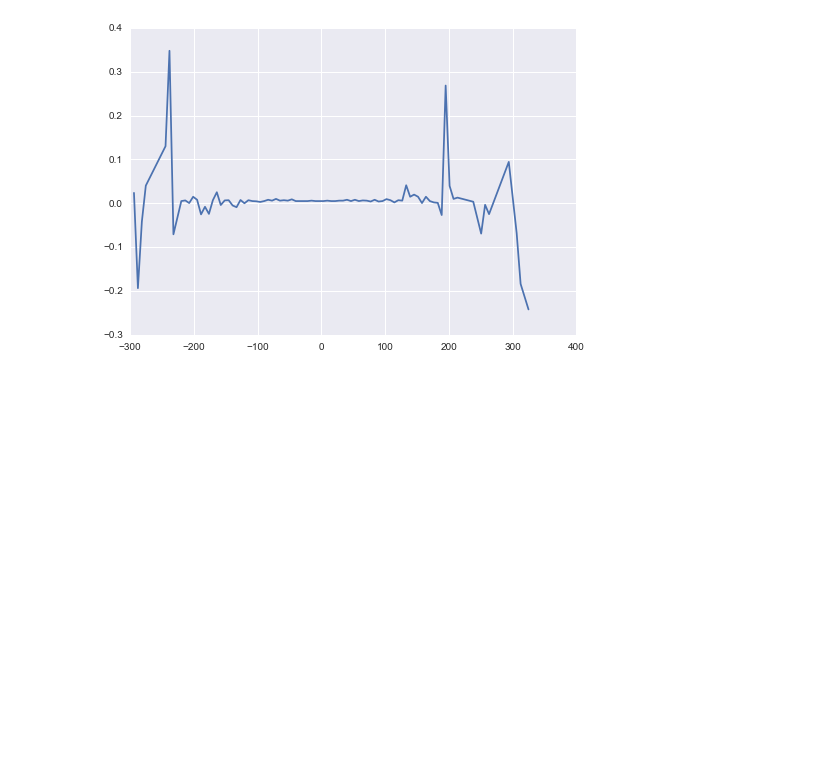
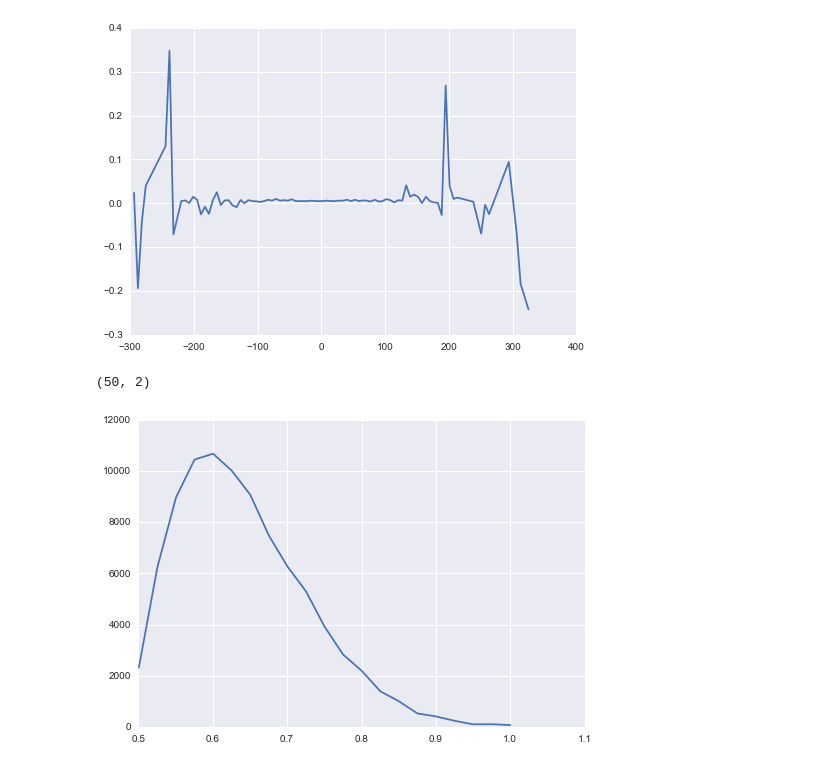
Before and after one commit to MatthewMcGonagle/KaggleZillow, a Jupyter notebook: DiffusionExploration2.ipynb, the cells around one changed output. Saved outputs shown, nothing was run; the diff lists cells and outputs as text; code cells hidden in the pictures; blank space fills up the shorter version.

Commit message:
Added an idea for finding neighbors on street using PCA of coordinates of a small number of neighbors.

```diff
--- a/DiffusionExploration2.ipynb
+++ b/DiffusionExploration2.ipynb
@@ -246,3 +286,31 @@ for i in range(3):
 [figure]
 [figure]
 [figure]
+# %%
+# Can we find streets by looking PCA of longitude and latitude for low neighbor numbers?
+
+k = 50
+
+coords = all_df[['latitude', 'longitude']].values
+nbrs = NearestNeighbors()
+nbrs.fit(coords)
+
+nbrdistance, nbrindex = nbrs.kneighbors(coords, n_neighbors = k)
+
+X = coords[nbrindex]
+X.shape
+streetPCA = PCA()
+variations = np.zeros(len(X))
+print(X[0].shape)
+for i in range(len(X)):
+    X2 = X[i]
+    streetPCA.fit(X2)
+    variations[i] = streetPCA.explained_variance_ratio_[0].copy()
+
+X = makebins(variations, nbins = 20)
+vals, counts = np.unique(X, return_counts = True)
+plt.plot(vals, counts)
+plt.show()
+# %% [output]
+(50, 2)
+[figure, added]
```
Also changed, not shown: parts of 5 cells of this notebook.
